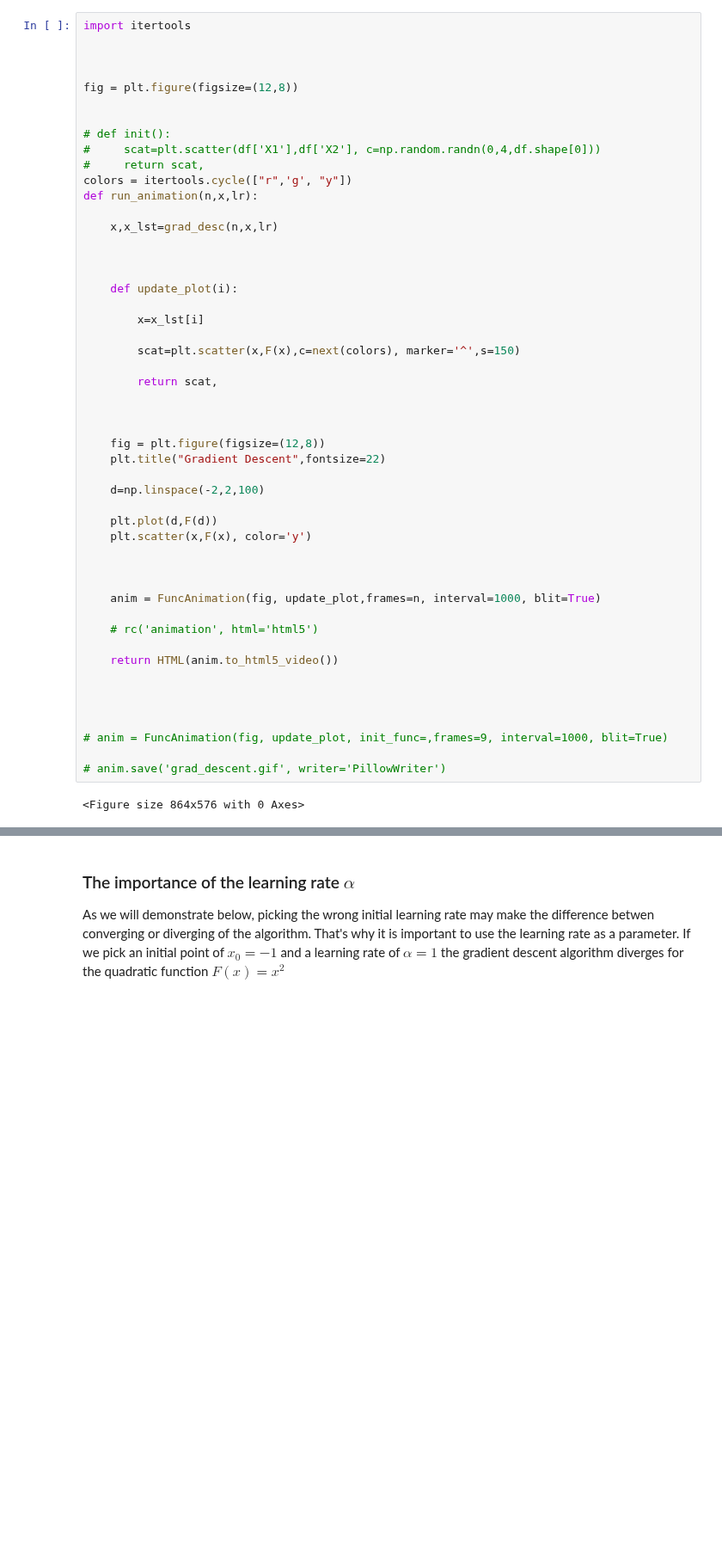
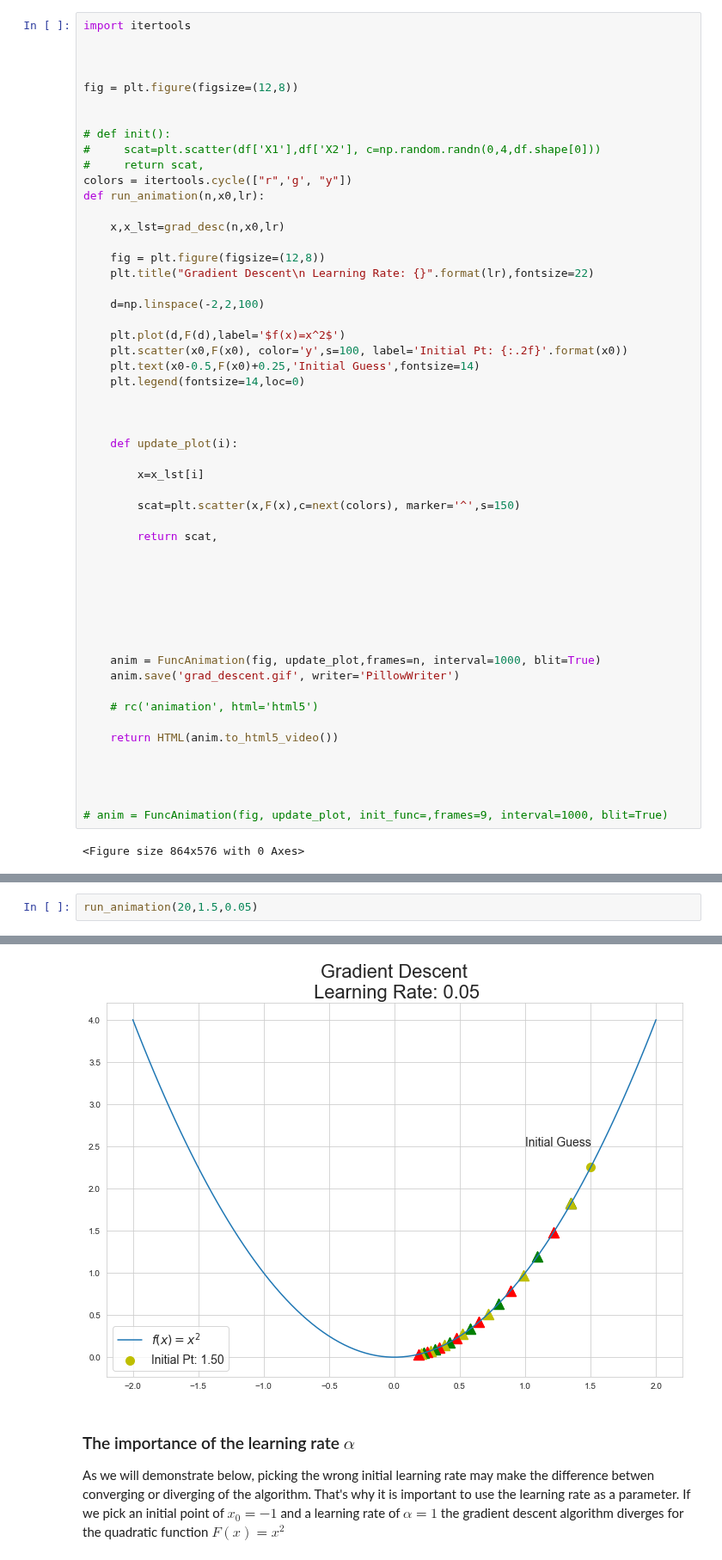
Before and after one commit to jkstarling/MA477-copy, a Jupyter notebook: MA477 - Theory and Applications of Data Science/Lessons/Lesson 24 - Neural Networks (Part 1)/Lesson 24 - Neural Networks (Part 1).ipynb, the cells around one changed output, grey strips where cells are left out. Shown at 86% size. Drawn from its saved outputs; the diff is of its cells as text; blank space fills up the shorter version.

```diff
--- a/MA477 - Theory and Applications of Data Science/Lessons/Lesson 24 - Neural Networks (Part 1)/Lesson 24 - Neural Networks (Part 1).ipynb
+++ b/MA477 - Theory and Applications of Data Science/Lessons/Lesson 24 - Neural Networks (Part 1)/Lesson 24 - Neural Networks (Part 1).ipynb
@@ -197,9 +197,19 @@ fig = plt.figure(figsize=(12,8))
 #     scat=plt.scatter(df['X1'],df['X2'], c=np.random.randn(0,4,df.shape[0]))
 #     return scat,
 colors = itertools.cycle(["r",'g', "y"])
-def run_animation(n,x,lr):
+def run_animation(n,x0,lr):
 
-    x,x_lst=grad_desc(n,x,lr)
+    x,x_lst=grad_desc(n,x0,lr)
+
+    fig = plt.figure(figsize=(12,8))
+    plt.title("Gradient Descent\n Learning Rate: {}".format(lr),fontsize=22)
+
+    d=np.linspace(-2,2,100)
+
+    plt.plot(d,F(d),label='$f(x)=x^2$')
+    plt.scatter(x0,F(x0), color='y',s=100, label='Initial Pt: {:.2f}'.format(x0))
+    plt.text(x0-0.5,F(x0)+0.25,'Initial Guess',fontsize=14)
+    plt.legend(fontsize=14,loc=0)
 
 
 
@@ -213,17 +223,12 @@ def run_animation(n,x,lr):
 
 
 
-    fig = plt.figure(figsize=(12,8))
-    plt.title("Gradient Descent",fontsize=22)
 
-    d=np.linspace(-2,2,100)
-
-    plt.plot(d,F(d))
-    plt.scatter(x,F(x), color='y')
 
 
 
     anim = FuncAnimation(fig, update_plot,frames=n, interval=1000, blit=True)
+    anim.save('grad_descent.gif', writer='PillowWriter')
 
     # rc('animation', html='html5')
 
@@ -233,7 +238,5 @@ def run_animation(n,x,lr):
 
 
 # anim = FuncAnimation(fig, update_plot, init_func=,frames=9, interval=1000, blit=True)
-
-# anim.save('grad_descent.gif', writer='PillowWriter')
 # %% [output]
 <Figure size 864x576 with 0 Axes>
@@ -241,0 +243,3 @@ def run_animation(n,x,lr):
+# %%
+run_animation(20,1.5,0.05)
+# %% [output]
@@ -242,3 +248,4 @@ def run_animation(n,x,lr):
+[figure, added]
 # %% [markdown]
 <h3>The importance of the learning rate $\alpha$</h3>
 
```
Also changed, not shown: parts of 3 cells of this notebook, 3 other files.
